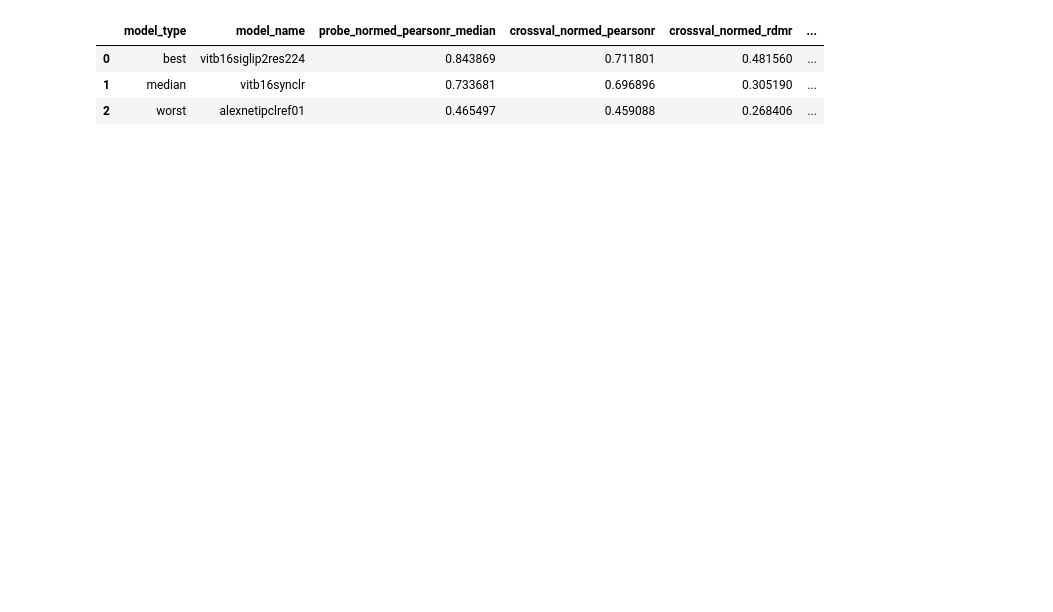
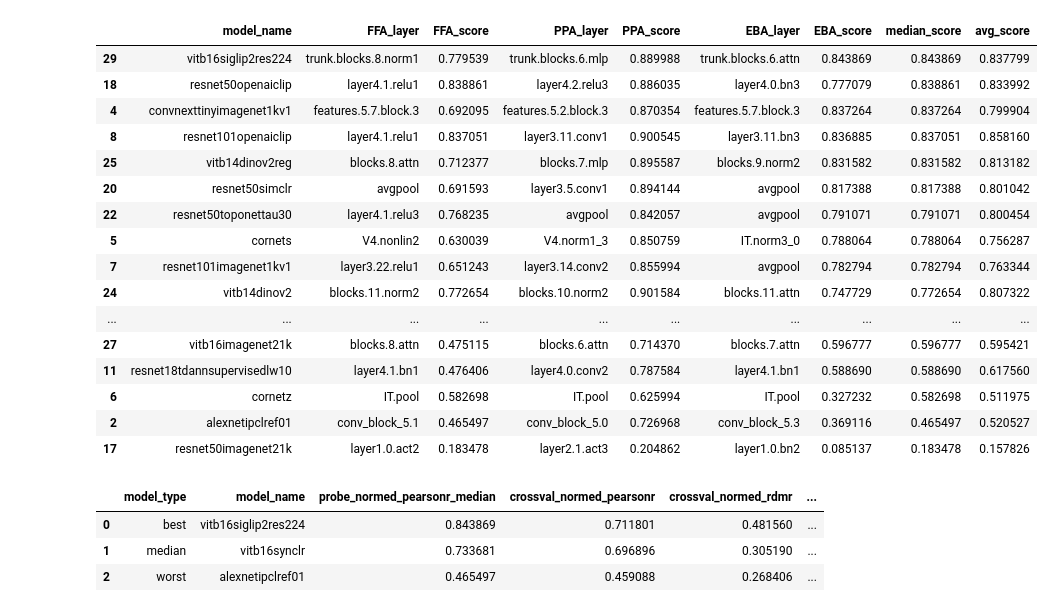
Before and after one commit to murtylab/comparing-category-selectivity, a Jupyter notebook: preprint/best_median_worst_model.ipynb, the cells around one changed output. Cells and saved outputs as stored; diff of their text form; code cells hidden in the pictures; blank space fills up the shorter version.

```diff
--- a/preprint/best_median_worst_model.ipynb
+++ b/preprint/best_median_worst_model.ipynb
@@ -75,3 +115,59 @@ display(models_df)
+# %%
+probe_csv_ = probe_csv[
+    (probe_csv['fmri_froi'].isin(frois)) &
+    (probe_csv['model_froi'].isin(frois)) &
+    (probe_csv['fmri_tthreshold'] == tthreshold) &
+    (probe_csv['model_tthreshold'] == tthreshold) &
+    (probe_csv['model_localizer'] == model_localizer)
+]
+# Group by model name, get different columns for each froi's layer and its normed_pearsonr_median
+froi_data = {}
+for froi in frois:
+    # Get data for this specific fROI
+    froi_df = probe_csv_[(probe_csv_['fmri_froi'] == froi) & (probe_csv_['model_froi'] == froi)]
+    # Group by model_name and get best layer and its score
+    best_layers = froi_df.groupby('model_name').apply(
+        lambda x: pd.Series({
+            f'{froi}_layer': x.loc[x['normed_pearsonr_median'].idxmax(), 'model_layer'],
+            f'{froi}_score': x['normed_pearsonr_median'].max()
+        })
+    )
+    froi_data[froi] = best_layers
+
+# Combine all fROI data
+result = pd.DataFrame()
+for froi, data in froi_data.items():
+    if result.empty:
+        result = data
+    else:
+        result = result.join(data)
+
+# Reset index to make model_name a column
+probe_csv_ = result.reset_index()
+
+# Sort by average score across fROIs
+probe_csv_['median_score'] = probe_csv_[[f'{froi}_score' for froi in frois]].median(axis=1)
+probe_csv_['avg_score'] = probe_csv_[[f'{froi}_score' for froi in frois]].mean(axis=1)
+sorted_indices = probe_csv_['median_score'].argsort()[::-1]  # Sort in descending order
+display(probe_csv_.iloc[sorted_indices])
+# %% [output]
+|  | model_name | FFA_layer | FFA_score | PPA_layer | PPA_score | EBA_layer | EBA_score | median_score | avg_score |
+| 29 | vitb16siglip2res224 | trunk.blocks.8.norm1 | 0.779539 | trunk.blocks.6.mlp | 0.889988 | trunk.blocks.6.attn | 0.843869 | 0.843869 | 0.837799 |
+| 18 | resnet50openaiclip | layer4.1.relu1 | 0.838861 | layer4.2.relu3 | 0.886035 | layer4.0.bn3 | 0.777079 | 0.838861 | 0.833992 |
+| 4 | convnexttinyimagenet1kv1 | features.5.7.block.3 | 0.692095 | features.5.2.block.3 | 0.870354 | features.5.7.block.3 | 0.837264 | 0.837264 | 0.799904 |
+| 8 | resnet101openaiclip | layer4.1.relu1 | 0.837051 | layer3.11.conv1 | 0.900545 | layer3.11.bn3 | 0.836885 | 0.837051 | 0.858160 |
+| 25 | vitb14dinov2reg | blocks.8.attn | 0.712377 | blocks.7.mlp | 0.895587 | blocks.9.norm2 | 0.831582 | 0.831582 | 0.813182 |
+| 20 | resnet50simclr | avgpool | 0.691593 | layer3.5.conv1 | 0.894144 | avgpool | 0.817388 | 0.817388 | 0.801042 |
+| 22 | resnet50toponettau30 | layer4.1.relu3 | 0.768235 | avgpool | 0.842057 | avgpool | 0.791071 | 0.791071 | 0.800454 |
+| 5 | cornets | V4.nonlin2 | 0.630039 | V4.norm1_3 | 0.850759 | IT.norm3_0 | 0.788064 | 0.788064 | 0.756287 |
+| 7 | resnet101imagenet1kv1 | layer3.22.relu1 | 0.651243 | layer3.14.conv2 | 0.855994 | avgpool | 0.782794 | 0.782794 | 0.763344 |
+| 24 | vitb14dinov2 | blocks.11.norm2 | 0.772654 | blocks.10.norm2 | 0.901584 | blocks.11.attn | 0.747729 | 0.772654 | 0.807322 |
+| ... | ... | ... | ... | ... | ... | ... | ... | ... | ... |
+| 27 | vitb16imagenet21k | blocks.8.attn | 0.475115 | blocks.6.attn | 0.714370 | blocks.7.attn | 0.596777 | 0.596777 | 0.595421 |
+| 11 | resnet18tdannsupervisedlw10 | layer4.1.bn1 | 0.476406 | layer4.0.conv2 | 0.787584 | layer4.1.bn1 | 0.588690 | 0.588690 | 0.617560 |
+| 6 | cornetz | IT.pool | 0.582698 | IT.pool | 0.625994 | IT.pool | 0.327232 | 0.582698 | 0.511975 |
+| 2 | alexnetipclref01 | conv_block_5.1 | 0.465497 | conv_block_5.0 | 0.726968 | conv_block_5.3 | 0.369116 | 0.465497 | 0.520527 |
+| 17 | resnet50imagenet21k | layer1.0.act2 | 0.183478 | layer2.1.act3 | 0.204862 | layer1.0.bn2 | 0.085137 | 0.183478 | 0.157826 |
 # %%
 crossval_csv_selected = crossval_csv[
     (crossval_csv['fmri_froi'].isin(frois)) &
```
Also changed, not shown: parts of 10 cells of this notebook.
